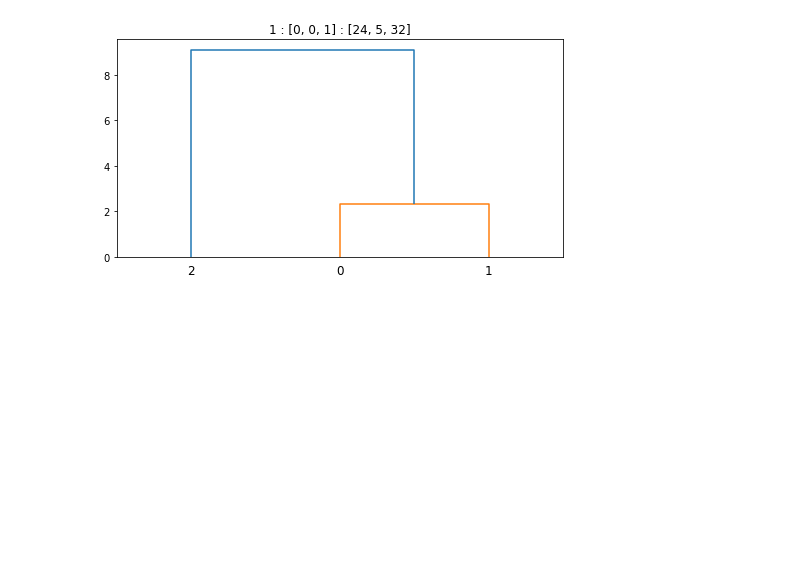
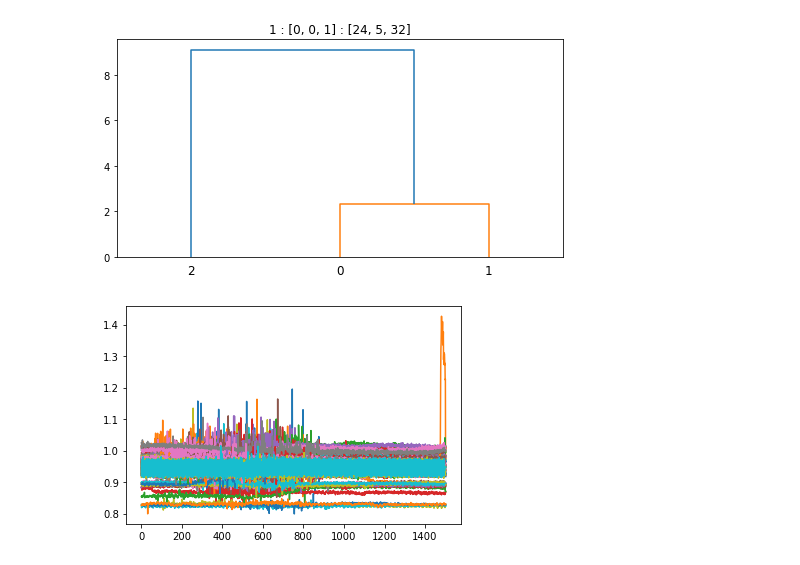
Before and after one commit to PhilipPhil/Unsupervised-Learning-for-Anomaly-Detection-in-Fleet-Based-Systems-Application-to-Air-Conditioners, a Jupyter notebook: Project.ipynb, the cells around one changed output. Drawn from its saved outputs; the diff is of its cells as text; code cells hidden in the pictures; blank space fills up the shorter version.

```diff
--- a/Project.ipynb
+++ b/Project.ipynb
@@ -195,3 +196,19 @@ for _ in range(20):
 [figure]
 [figure]
 [figure]
+# %%
+data = pd.read_pickle("data/harmonic_group.pkl")
+# %%
+# Remove first 3 minutes, and last 30 seconds
+healthy = data[data[0]==0][:-1]
+faulty = data[data[0]==1][:-1]
+
+# Fill missing values with row mean
+healthy = healthy.T.fillna(healthy.iloc[:,1:].mean(axis=1)).T
+faulty = faulty.T.fillna(faulty.iloc[:,1:].mean(axis=1)).T
+# %%
+for i in range(len(healthy)):
+#     print(np.mean(healthy.iloc[i, 1:]))
+    plt.plot(healthy.iloc[i, 1:])
+# %% [output]
+[figure, added]
```
Also changed, not shown: parts of 4 cells of this notebook, 3 other files.
